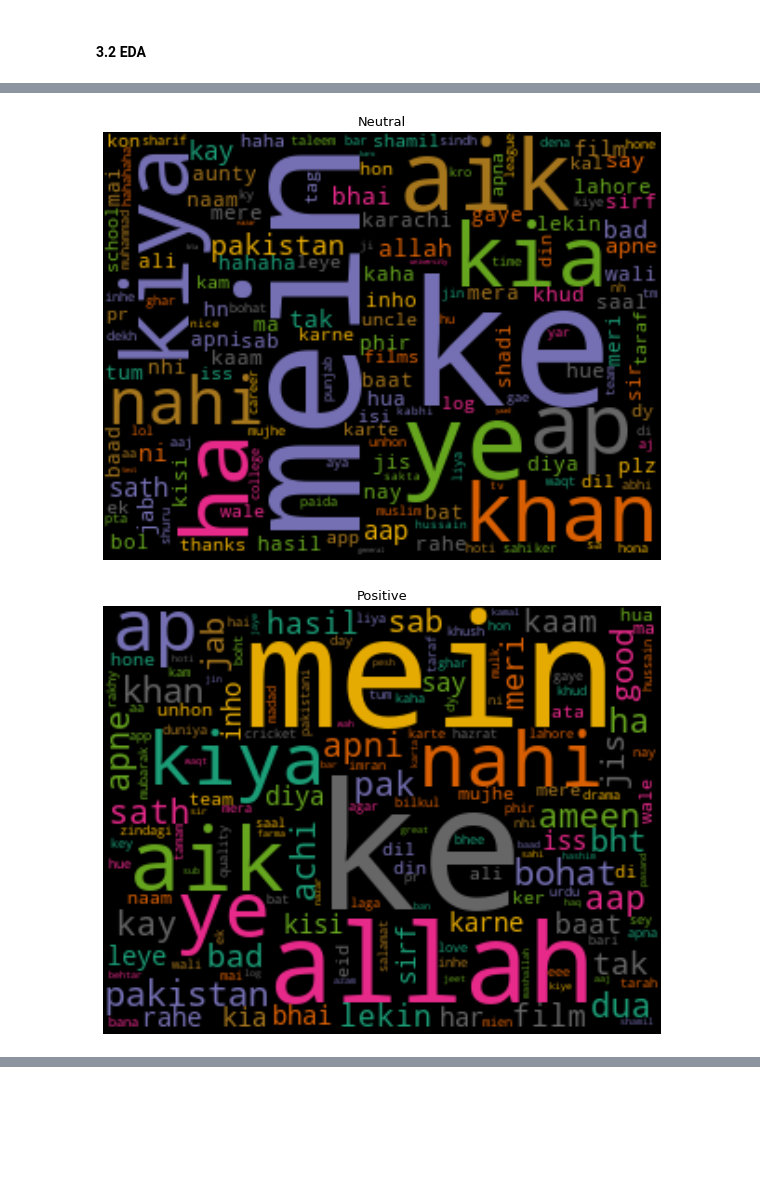
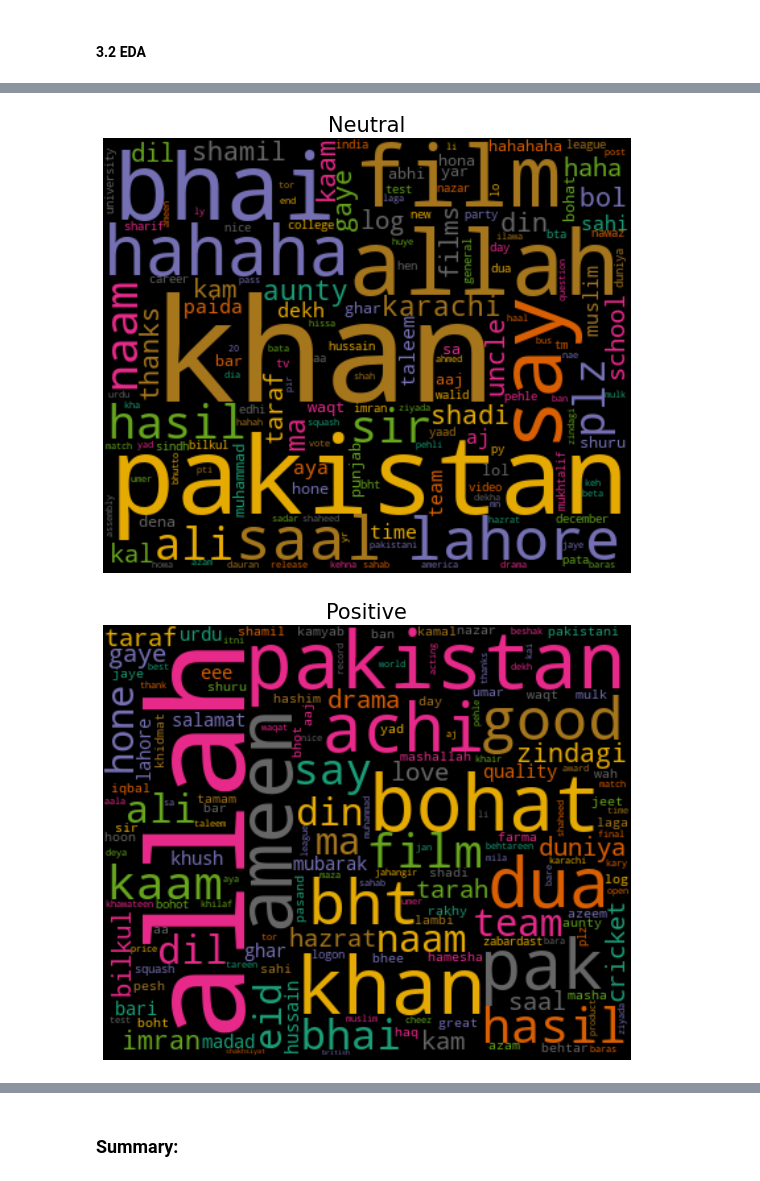
Before and after one commit to Abby2021/Springboard, a Jupyter notebook: Capstone_Project_3/Capstone3_data_wrangling_EDA.ipynb, the cells around one changed output, grey strips where cells are left out. Drawn from its saved outputs; the diff is of its cells as text; code cells hidden in the pictures; blank space fills up the shorter version.

Commit message:
Data Wrangling Version 2

```diff
--- a/Capstone_Project_3/Capstone3_data_wrangling_EDA.ipynb
+++ b/Capstone_Project_3/Capstone3_data_wrangling_EDA.ipynb
@@ -149,11 +149,40 @@ _**Data wrangling summary**_:
     Now the dataframe has 20228 cases in total for sentiment analysis, and contains no missing value or typo.
 # %% [markdown]
 #### 2.3 Remove stop words, puctuations, and change to lowercase
+# %%
+# This stopword list is copied from https://www.kaggle.com/justk1/roman-urdu-sentiment-analysis
+UrduStopWordList = ['nahi', 'nhi', 'nh', 'ney', 'nai', 'nay', 'chi', 'ni', 'na', 'k', 'ye', 'to',
+                    'hai', 'kisi', 'sy', 'hain', 'or', 'tak', 'ek', 'aik', 'kiya', 'liya', 'diya',
+                    'dete', 'unhon', 'unhen', 'sey', 'kiye', 'mujhe', 'mjhe', 'bana', 'hue',
+                    'aur', 'wo', 'woh', 'ai', 'aisa', 'waisa', 'mera', 'mere', 'mery', 'meri',
+                    'muzhe', 'mai', 'hum', 'khud', 'acha', 'per', 'har', 'tag', 'bat', 'baat',
+                    'pr', 'he', 'hamara', 'jahan', 'tumhara', 'apka', 'apke', 'wale', 'walon',
+                    'lekin', 'lakin', 'kitna', 'ke', 'hota', 'hon', 'kab', 'kb', 'kabhi', 'sirf',
+                    'hoti', 'hote', 'magar', 'app', 'agar', 'agr', 'pta', 'jab', 'inhe', 'inho',
+                    'in', 'sath', 'esa', 'kaha', 'key', 'kahan', 'jis', 'kia', 'ayi', 'hy',
+                    'main', 'mein', 'me', 'hein', 'hn', 'ki', 'tha', 'ta', 'koi', 'ko', 'woh ',
+                    'bhi', 'yeh', 'raha', 'rha', 'hota', 'ho', 'ga', 'ka', 'leye', 'lye', 'kr',
+                    'kar', 'kry', 'ker', 'lye', 'liye', 'liya', 'hotay', 'waisay', 'gya', 'gaya',
+                    'gae', 'kch', 'kuch', 'ab', 'thy', 'thay', 'houn', 'hain', 'bad', 'baad',
+                    'hai', 'ha', 'sakta', 'han', 'hn', 'hon', 'hoga', 'jin', 'unhen', 'thein',
+                    'hoi', 'to', 'toh', 'is', 'isi', 'iss', 'rahe', 'hi', 'h', 'jo', 'a', 'kya',
+                    'kyun', 'thi', 'se', 'pe', 'phr', 'phir', 'wala', 'waly', 'wale', 'wali',
+                    'waisay', 'us', 'ny', 'hun', 'hu', 'rha', 'raha', 'ja', 'rahay', 'abi',
+                    'uski', 'use', 'unke', 'unki', 'kon', 'un', 'ne', 'ul', 'haan', 'kafi',
+                    'gai', 'rhy', 'kuch', 'jata', 'ata', 'aye', 'ya', 'dono', 'dy', 'do', 'hoa',
+                    'aese', 'de', 'wohi', 'jati', 'jb', 'krta', 'karta', 'karne', 'karte',
+                    'karti', 'lg', 'lag', 'rahi', 'raha', 'hui', 'hua', 'karna', 'krna', 'gi',
+                    'ge', 'ji', 'hova', 'yehi', 'liya', 'jana', 'di', 'jye', 'chal', 'be',
+                    'mil', 'tu', 'tum', 'aap', 'ap', 'apne', 'apko', 'apki', 'apny', 'apnay',
+                    'apna', 'apni', 'hum', 'hm', 'par', 'hay', 'kis', 'the', 'sb', 'b', 'kr',
+                    'gy', 'tori', 'dain', 'krny', 'tou', 'tu', 'tera', 'teri', 'kay', 'ye',
+                    'iss', 'mien', 'karo', 'kare', 'kro', 'kiya', 'kiye', 'kar', 'ker', 'karta',
+                    'ke', 'ik', 'ky', 'e', 'ye', 'firse', 'phirse', 'sub', 'sab', 'usme']
 # %%
 # read the stopword file
 text_file = open("./toolbox/stopwords.txt", "r")
 stopword = text_file.readlines()
-stopword_list = list(map(lambda s: s.strip(), stopword))
+stopword_list = list(set(list(map(lambda s: s.strip(), stopword))+UrduStopWordList))
 print(stopword_list)
 print(len(stopword_list))
 text_file.close()
@@ -306,17 +315,17 @@ pd.DataFrame.from_dict(neg_token_count, orient='index', columns=['count']).sort_
 # %%
 # Function for generating word clouds
 def generate_wordcloud(data, label=None):
-    wc = WordCloud(width=300, height=230, max_words=150,colormap="Dark2").generate_from_frequencies(data)
+    wc = WordCloud(width=400, height=330, max_words=150,colormap="Dark2").generate_from_frequencies(data)
     plt.figure(figsize=(10,8))
     plt.imshow(wc, interpolation='bilinear')
     plt.axis("off")
-    plt.title('\n'.join(wrap(label,60)),fontsize=13)
+    plt.title('\n'.join(wrap(label,60)),fontsize=21)
     plt.show()
 
 # Plotting word cloud for each sentiment group
 generate_wordcloud(neu_token_count, label='Neutral')
 generate_wordcloud(pos_token_count, label='Positive')
 generate_wordcloud(neg_token_count, label='Negative')
 # %% [output]
-[figure, old version]
+[figure, new version]
-[figure, old version]
+[figure, new version]
@@ -323,0 +333,2 @@ generate_wordcloud(neg_token_count, label='Negative')
+# %% [markdown]
+### Summary:
```
Also changed, not shown: parts of 9 cells of this notebook.
